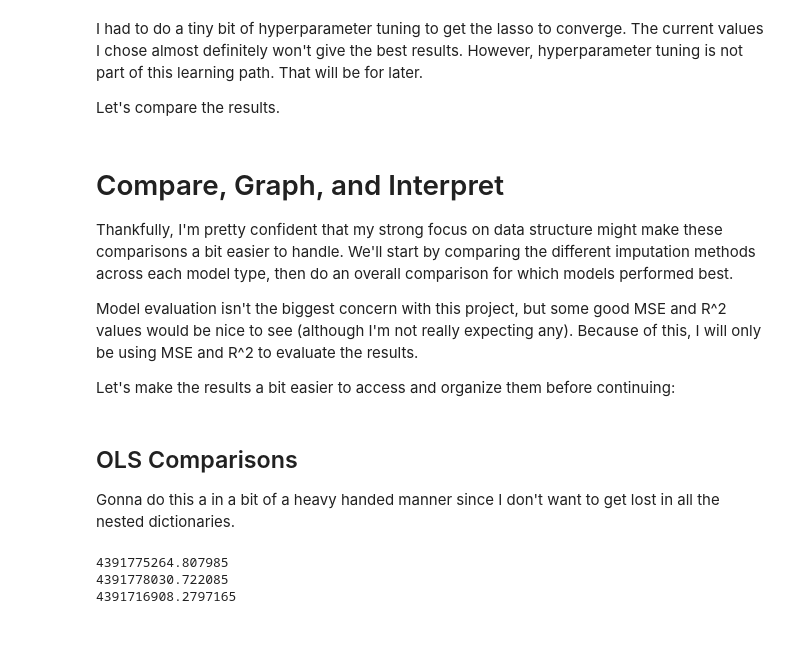
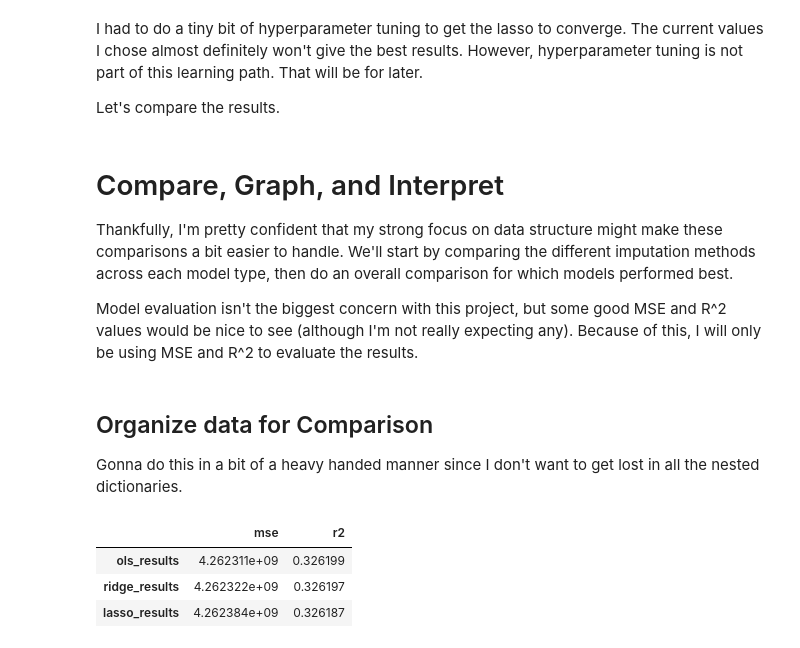
Before and after one commit to crdcamp/lin-reg-practice, a Jupyter notebook: used_car_price_prediction.ipynb, the cells around one changed output. Saved outputs shown, nothing was run; the diff lists cells and outputs as text; code cells hidden in the pictures.

Commit message:
Almost done a very heavy handed approach for data organization

```diff
--- a/used_car_price_prediction.ipynb
+++ b/used_car_price_prediction.ipynb
@@ -471,5 +471,3 @@ Let's compare the results.
 Thankfully, I'm pretty confident that my strong focus on data structure might make these comparisons a bit easier to handle. We'll start by comparing the different imputation methods across each model type, then do an overall comparison for which models performed best.
 
 Model evaluation isn't the biggest concern with this project, but some good MSE and R^2 values would be nice to see (although I'm not really expecting any). Because of this, I will only be using MSE and R^2 to evaluate the results.
-
-Let's make the results a bit easier to access and organize them before continuing:
@@ -480,22 +474,29 @@ lasso_results = all_results["lasso_results"]
 # %% [markdown]
-## OLS Comparisons
+## Organize data for Comparison
 
-Gonna do this a in a bit of a heavy handed manner since I don't want to get lost in all the nested dictionaries.
+Gonna do this in a bit of a heavy handed manner since I don't want to get lost in all the nested dictionaries.
-# %%
-models = list(all_results.keys())
-imp_methods = list(all_results["ols_results"].keys())
-
-ols_results = all_results["ols_results"]
-ridge_results = all_results["ridge_results"]
-lasso_results = all_results["lasso_results"]
-
-all_mean_results = {}
-for model in models:
-    all_mean_results[model] = all_results[model]["scikit_mean"]
-
-for model in models:
-    print(all_mean_results[model]["mse"])
-# %% [output]
-4391775264.807985
-4391778030.722085
-4391716908.2797165
+# %%
+models = list(all_results.keys())
+
+def create_metrics_df(models: list, target_model: str):
+    all_target_results = {}
+    for model in models:
+        all_target_results[model] = {
+            "mse": all_results[model][target_model]["mse"],
+            "r2": all_results[model][target_model]["r2_score"]
+        }
+    all_target_results = pd.DataFrame(all_target_results).T
+    return all_target_results
+
+all_mean_results = create_metrics_df(models, "scikit_mean")
+all_median_results = create_metrics_df(models, "scikit_most_frequent")
+all_most_freq_results = create_metrics_df(models, "scikit_median")
+all_most_freq_results = create_metrics_df(models, "scikit_median")
+all_iter_results = create_metrics_df(models, "scikit_it")
+all_knn_results = create_metrics_df(models, "scikit_knn")
+all_no_nan_results = create_metrics_df(models, "no_nan")
+# %% [output]
+|  | mse | r2 |
+| ols_results | 4.262311e+09 | 0.326199 |
+| ridge_results | 4.262322e+09 | 0.326197 |
+| lasso_results | 4.262384e+09 | 0.326187 |
```
Also changed, not shown: parts of 1 cell of this notebook.
